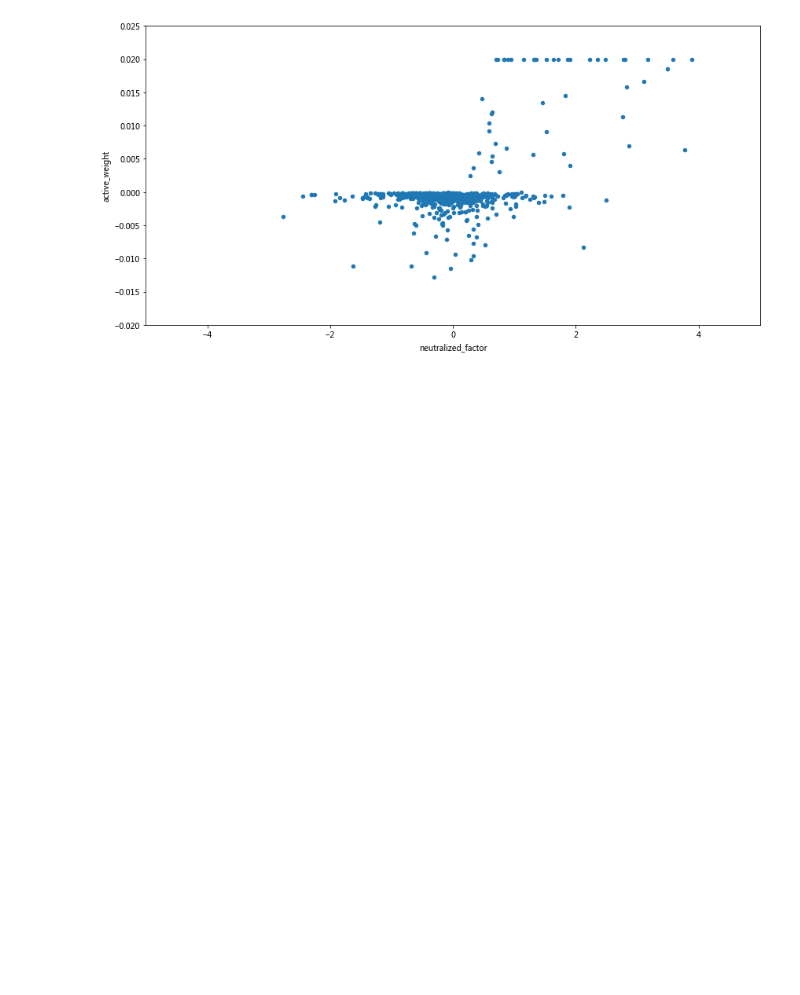
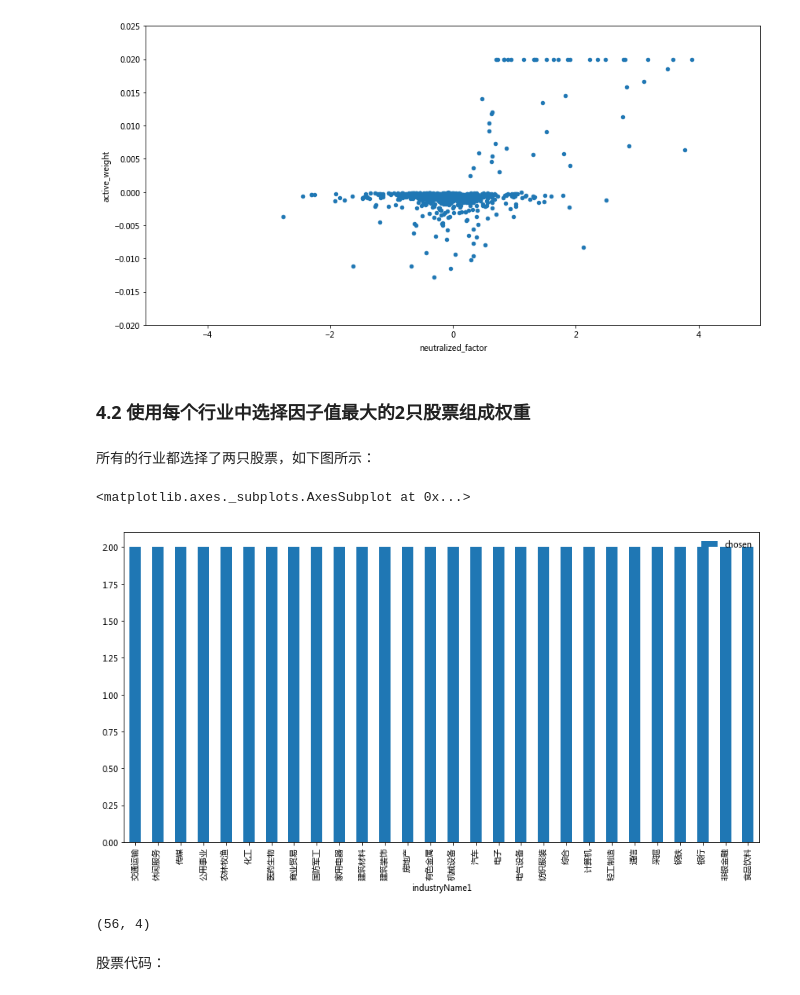
Before and after one commit to alpha-miner/alpha-mind, a Jupyter notebook: notebooks/Quick Start 4 - Step By Step Alpha Modeling.ipynb, the cells around one changed output. Drawn from its saved outputs; the diff is of its cells as text; code cells hidden in the pictures; blank space fills up the shorter version.

Commit message:
added part of example to show how to get top n security in a industry

```diff
--- a/notebooks/Quick Start 4 - Step By Step Alpha Modeling.ipynb
+++ b/notebooks/Quick Start 4 - Step By Step Alpha Modeling.ipynb
@@ -193,3 +196,27 @@ plt.ylim((-0.02, 0.025))
 # %% [output]
 (-0.02, 0.025)
 [figure]
+# %% [markdown]
+### 4.2 使用每个行业中选择因子值最大的2只股票组成权重
+# %%
+oper = CSTopN('er', 2, groups='industry')
+data = df[['code', 'neutralized_factor', 'industryName1']].set_index('code')
+data.rename(columns={'neutralized_factor': 'er'}, inplace=True)
+data['industry'] = pd.Categorical(data.industryName1).codes.astype(float)
+# %%
+oper.push(data.to_dict(orient='index'))
+data['chosen'] = oper.value.to_pd_series()
+data = data[data.chosen == True]
+# %% [markdown]
+所有的行业都选择了两只股票，如下图所示：
+# %%
+data.groupby('industryName1').count().plot.bar(y=['chosen'], figsize=(14, 7))
+# %% [output]
+<matplotlib.axes._subplots.AxesSubplot at 0x...>
+[figure, added]
+# %%
+data.shape
+# %% [output]
+(56, 4)
+# %% [markdown]
+股票代码：
```
Also changed, not shown: parts of 7 cells of this notebook.
